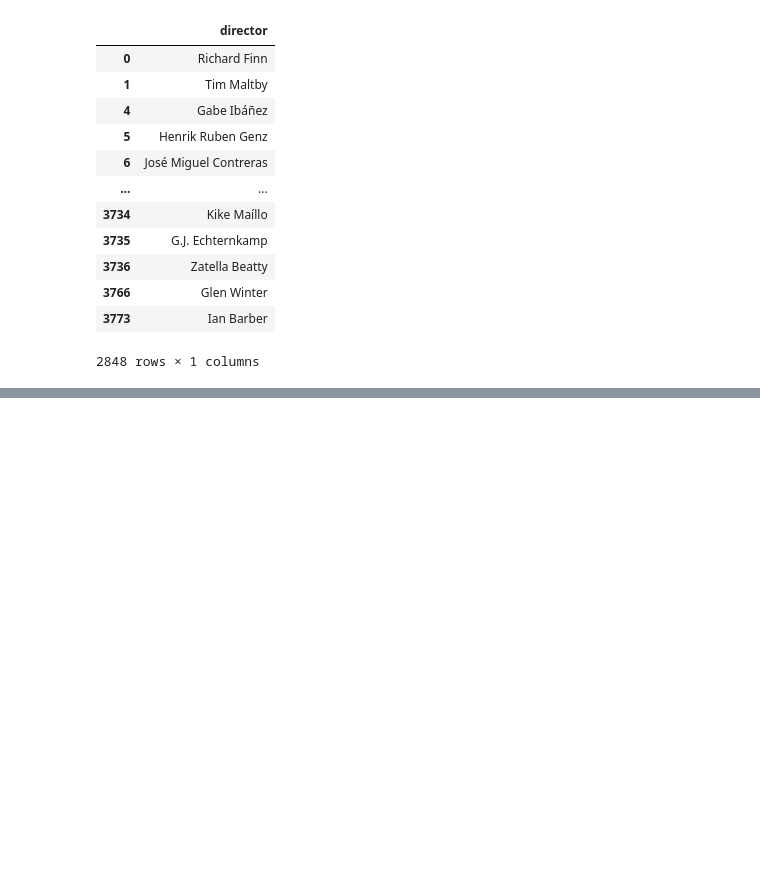
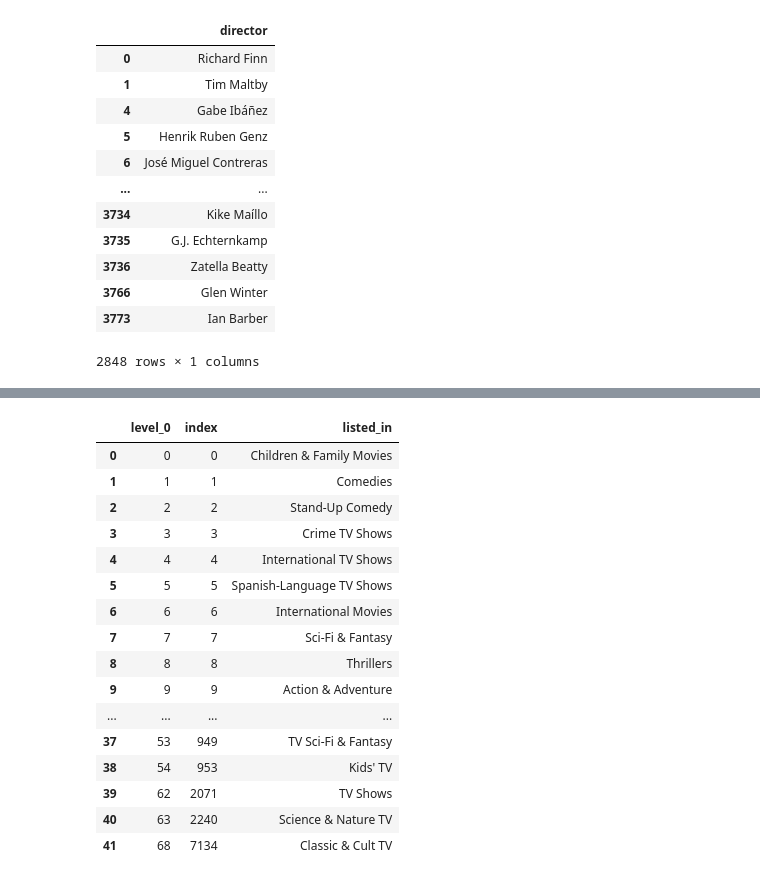
Before and after one commit to ahmadfarouk/ETL-Project, a Jupyter notebook: Project-2-Local.ipynb, the cells around one changed output, grey strips where cells are left out. Drawn from its saved outputs; the diff is of its cells as text; code cells hidden in the pictures; blank space fills up the shorter version.

Commit message:
Pushing New tables SQL

```diff
--- a/Project-2-Local.ipynb
+++ b/Project-2-Local.ipynb
@@ -114,3 +114,7 @@ Director_df["director"] = Director_df["director"].str.replace("'","''")
 for cols in Director_df['director']:
     statement = f"INSERT INTO Director (director_name) VALUES ('{cols}')"
     conn.execute(statement)
+# %%
+Listed_in_df = pd.DataFrame(df_new,columns=['listed_in'])
+Listed_in_df = Listed_in_df.reset_index(drop=True)
+Listed_in_df.head()
@@ -116,0 +128,6 @@ for cols in Director_df['director']:
+# %%
+Listed_in_df.listed_in = Listed_in_df.listed_in.str.split(',')
+Listed_in_df = Listed_in_df.explode('listed_in').reset_index(drop=True)
+Listed_in_df.drop_duplicates(subset=['listed_in'], inplace=True)
+Listed_in_df.dropna(subset=['listed_in'],inplace=True)
+Listed_in_df
@@ -116,0 +148,24 @@ for cols in Director_df['director']:
+# %%
+
+Listed_in_df['listed_in'] = Listed_in_df['listed_in'].str.strip()
+Listed_in_df.drop_duplicates (subset = ['listed_in'], inplace = True)
+Listed_in_df.reset_index(inplace = True )
+Listed_in_df
+# %% [output]
+|  | level_0 | index | listed_in |
+| 0 | 0 | 0 | Children & Family Movies |
+| 1 | 1 | 1 | Comedies |
+| 2 | 2 | 2 | Stand-Up Comedy |
+| 3 | 3 | 3 | Crime TV Shows |
+| 4 | 4 | 4 | International TV Shows |
+| 5 | 5 | 5 | Spanish-Language TV Shows |
+| 6 | 6 | 6 | International Movies |
+| 7 | 7 | 7 | Sci-Fi & Fantasy |
+| 8 | 8 | 8 | Thrillers |
+| 9 | 9 | 9 | Action & Adventure |
+| ... | ... | ... | ... |
+| 37 | 53 | 949 | TV Sci-Fi & Fantasy |
+| 38 | 54 | 953 | Kids' TV |
+| 39 | 62 | 2071 | TV Shows |
+| 40 | 63 | 2240 | Science & Nature TV |
+| 41 | 68 | 7134 | Classic & Cult TV |
```
Also changed, not shown: parts of 9 cells of this notebook, 1 other file.
